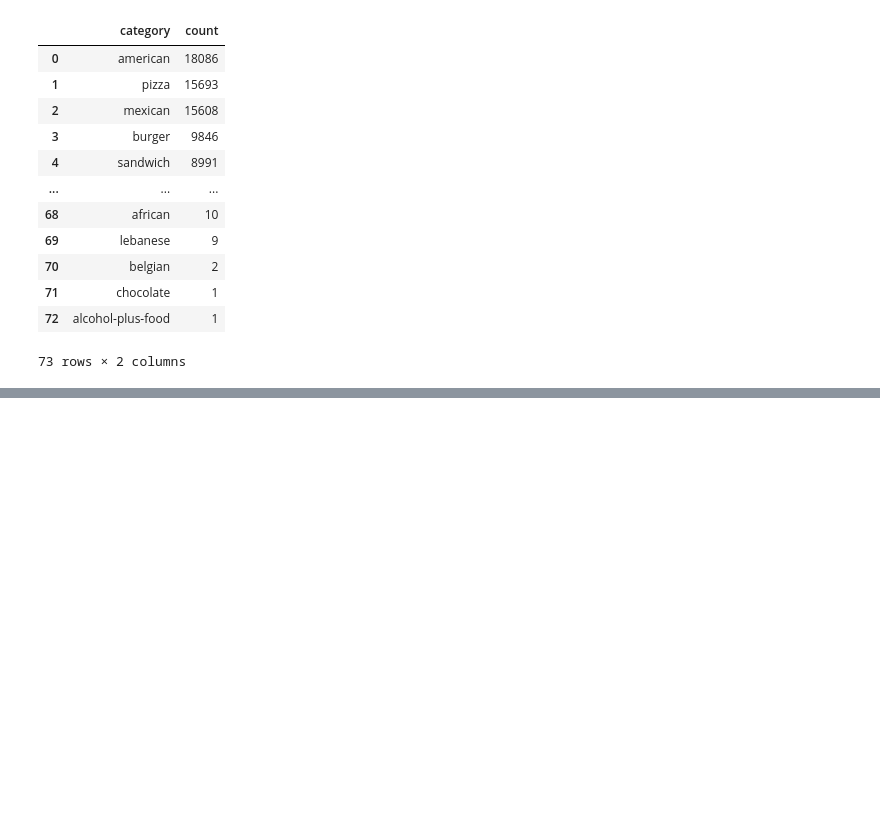
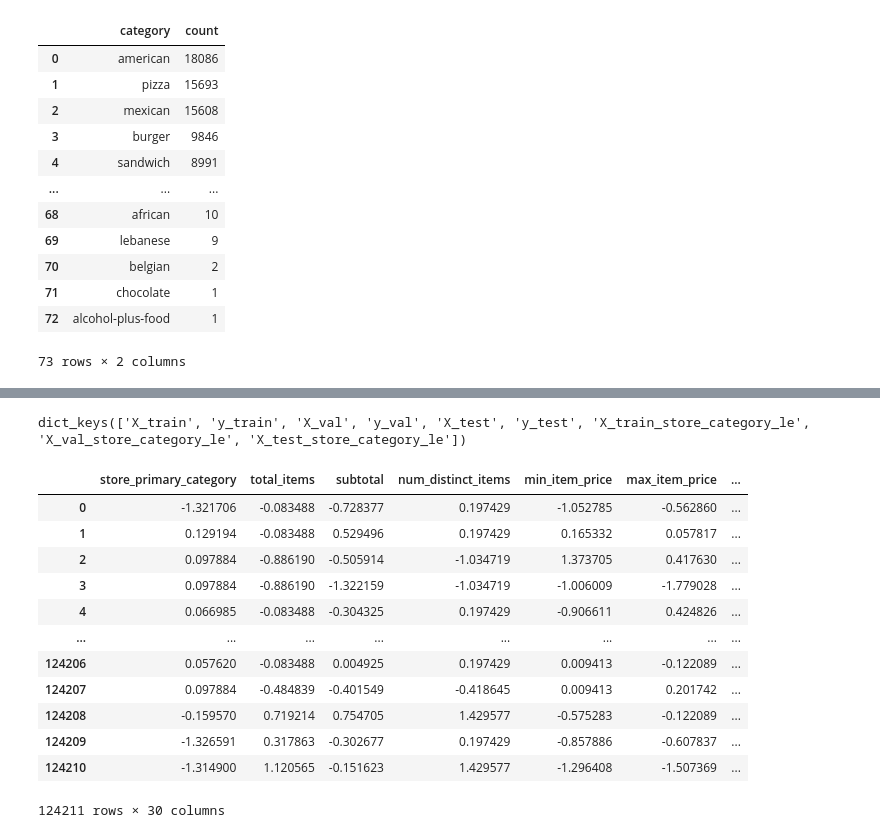
Before and after one commit to gautamnaik1994/PorterLogisticsDeepLearningCaseStudy, a Jupyter notebook: notebooks/03.MLDLDataPreparation.ipynb, the cells around one changed output, grey strips where cells are left out. Cells and saved outputs as stored; diff of their text form; code cells hidden in the pictures; blank space fills up the shorter version.

```diff
--- a/notebooks/03.MLDLDataPreparation.ipynb
+++ b/notebooks/03.MLDLDataPreparation.ipynb
@@ -127,0 +227,4 @@ Name: count, Length: 66, dtype: int64
+# %%
+X_train_store_category_le = X_train.pop('store_primary_category_le')
+X_val_store_category_le = X_val.pop('store_primary_category_le')
+X_test_store_category_le = X_test.pop('store_primary_category_le')
@@ -127,0 +235,7 @@ Name: count, Length: 66, dtype: int64
+# %%
+cols=X_train.columns
+# %%
+sc = StandardScaler()
+X_train = sc.fit_transform(X_train)
+X_val = sc.transform(X_val)
+X_test = sc.transform(X_test)
@@ -127,0 +246,4 @@ Name: count, Length: 66, dtype: int64
+# %%
+X_train = pd.DataFrame(X_train, columns=cols)
+X_val = pd.DataFrame(X_val, columns=cols)
+X_test = pd.DataFrame(X_test, columns=cols)
@@ -127,0 +268,4 @@ Name: count, Length: 66, dtype: int64
+# %%
+dataset.keys()
+# %% [output]
+dict_keys(['X_train', 'y_train', 'X_val', 'y_val', 'X_test', 'y_test', 'X_train_store_category_le', 'X_val_store_category_le', 'X_test_store_category_le'])
@@ -127,0 +274,16 @@ Name: count, Length: 66, dtype: int64
+# %%
+X_train
+# %% [output]
+|  | store_primary_category | total_items | subtotal | num_distinct_items | min_item_price | max_item_price | ... |
+| 0 | -1.321706 | -0.083488 | -0.728377 | 0.197429 | -1.052785 | -0.562860 | ... |
+| 1 | 0.129194 | -0.083488 | 0.529496 | 0.197429 | 0.165332 | 0.057817 | ... |
+| 2 | 0.097884 | -0.886190 | -0.505914 | -1.034719 | 1.373705 | 0.417630 | ... |
+| 3 | 0.097884 | -0.886190 | -1.322159 | -1.034719 | -1.006009 | -1.779028 | ... |
+| 4 | 0.066985 | -0.083488 | -0.304325 | 0.197429 | -0.906611 | 0.424826 | ... |
+| ... | ... | ... | ... | ... | ... | ... | ... |
+| 124206 | 0.057620 | -0.083488 | 0.004925 | 0.197429 | 0.009413 | -0.122089 | ... |
+| 124207 | 0.097884 | -0.484839 | -0.401549 | -0.418645 | 0.009413 | 0.201742 | ... |
+| 124208 | -0.159570 | 0.719214 | 0.754705 | 1.429577 | -0.575283 | -0.122089 | ... |
+| 124209 | -1.326591 | 0.317863 | -0.302677 | 0.197429 | -0.857886 | -0.607837 | ... |
+| 124210 | -1.314900 | 1.120565 | -0.151623 | 1.429577 | -1.296408 | -1.507369 | ... |
+124211 rows × 30 columns
```
Also changed, not shown: parts of 17 cells of this notebook, 4 other files.
